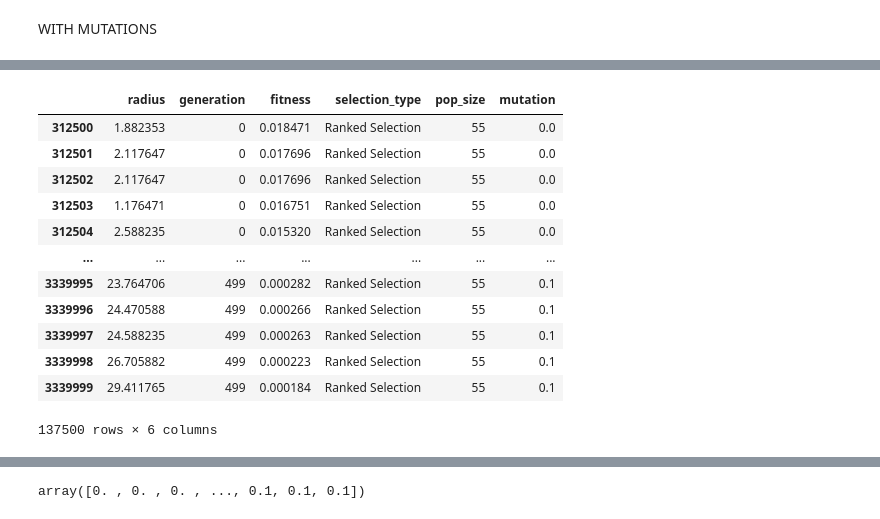
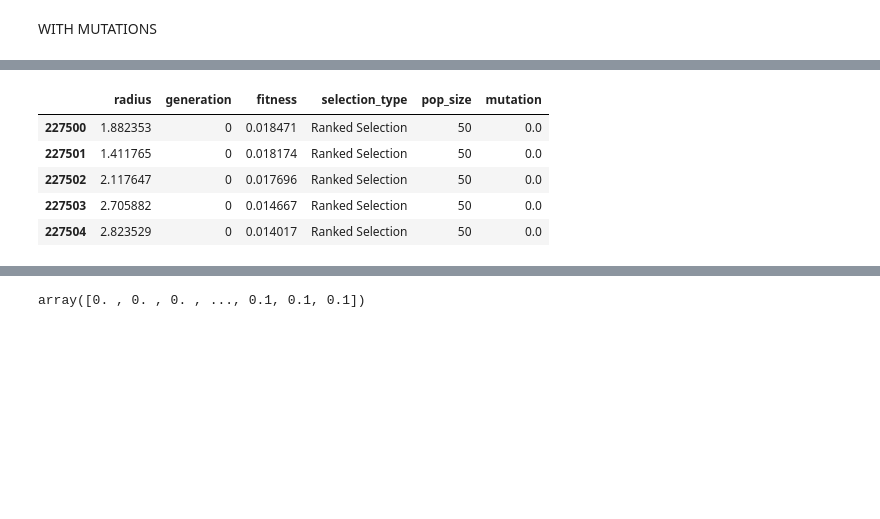
Before and after one commit to Elric-dev/HCAI_ML, a Jupyter notebook: ga_data_analysis.ipynb, the cells around one changed output, grey strips where cells are left out. Saved outputs shown, nothing was run; the diff lists cells and outputs as text; code cells hidden in the pictures; blank space fills up the shorter version.

```diff
--- a/ga_data_analysis.ipynb
+++ b/ga_data_analysis.ipynb
@@ -300,23 +300,16 @@ plt.show()
 # %%
 #mutation_generations_df=generations_df[generations_df['mutation']!=0]
 mutation_generations_df=generations_df
 mutation_generations_df= mutation_generations_df[mutation_generations_df['selection_type']=='Ranked Selection']
-mutation_generations_df= mutation_generations_df[mutation_generations_df['pop_size']== 55]
-mutation_generations_df
+mutation_generations_df= mutation_generations_df[mutation_generations_df['pop_size']== 50]
+mutation_generations_df.head()
 # %% [output]
 |  | radius | generation | fitness | selection_type | pop_size | mutation |
-| 312500 | 1.882353 | 0 | 0.018471 | Ranked Selection | 55 | 0.0 |
-| 312501 | 2.117647 | 0 | 0.017696 | Ranked Selection | 55 | 0.0 |
-| 312502 | 2.117647 | 0 | 0.017696 | Ranked Selection | 55 | 0.0 |
-| 312503 | 1.176471 | 0 | 0.016751 | Ranked Selection | 55 | 0.0 |
-| 312504 | 2.588235 | 0 | 0.015320 | Ranked Selection | 55 | 0.0 |
-| ... | ... | ... | ... | ... | ... | ... |
-| 3339995 | 23.764706 | 499 | 0.000282 | Ranked Selection | 55 | 0.1 |
-| 3339996 | 24.470588 | 499 | 0.000266 | Ranked Selection | 55 | 0.1 |
-| 3339997 | 24.588235 | 499 | 0.000263 | Ranked Selection | 55 | 0.1 |
-| 3339998 | 26.705882 | 499 | 0.000223 | Ranked Selection | 55 | 0.1 |
-| 3339999 | 29.411765 | 499 | 0.000184 | Ranked Selection | 55 | 0.1 |
+| 227500 | 1.882353 | 0 | 0.018471 | Ranked Selection | 50 | 0.0 |
+| 227501 | 1.411765 | 0 | 0.018174 | Ranked Selection | 50 | 0.0 |
+| 227502 | 2.117647 | 0 | 0.017696 | Ranked Selection | 50 | 0.0 |
+| 227503 | 2.705882 | 0 | 0.014667 | Ranked Selection | 50 | 0.0 |
+| 227504 | 2.823529 | 0 | 0.014017 | Ranked Selection | 50 | 0.0 |
-137500 rows × 6 columns
 # %%
 grouped_pop = mutation_generations_df.groupby(by=['mutation','generation']).mean()
 grouped_pop
```
Also changed, not shown: parts of 17 cells of this notebook, 1 other file.
